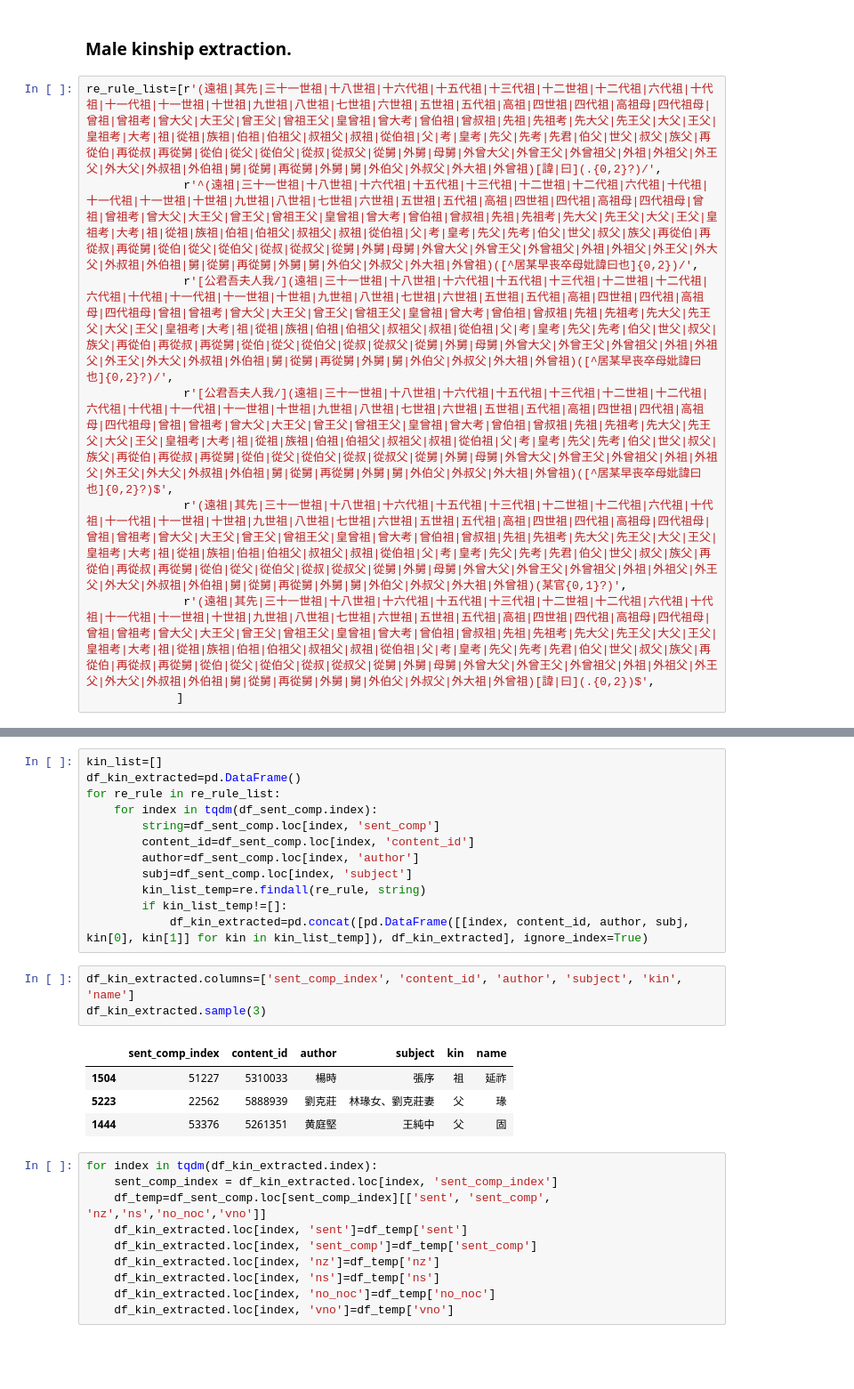
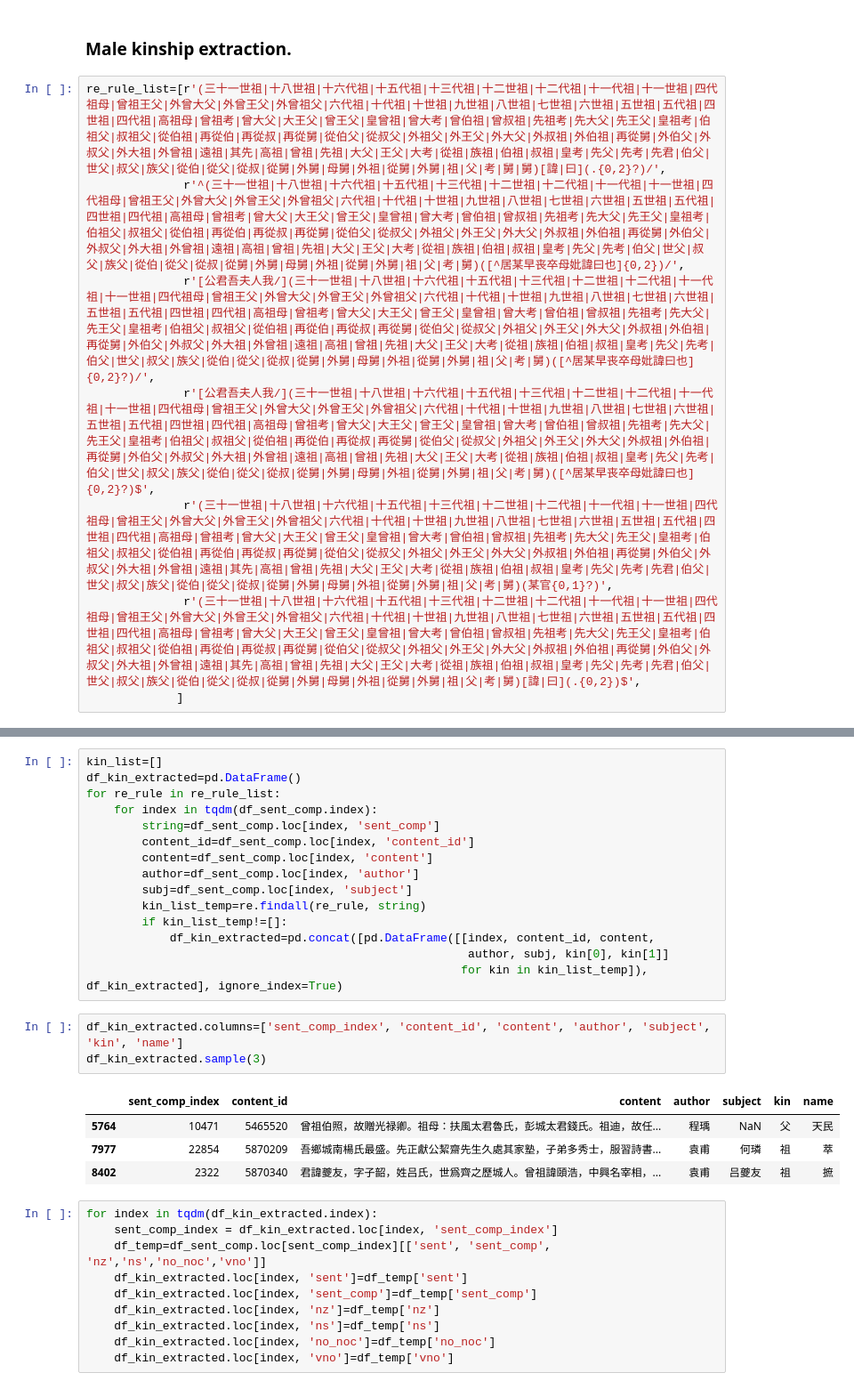
Before and after one commit to cbdb-project/CBDB_Laxmi, a Jupyter notebook: quan_song_wen/script/re_extract.ipynb, the cells around one changed output, grey strips where cells are left out. Shown: that part at 89% size. Cells and saved outputs as stored; diff of their text form; blank space fills up the shorter version.

```diff
--- a/quan_song_wen/script/re_extract.ipynb
+++ b/quan_song_wen/script/re_extract.ipynb
@@ -7,12 +7,12 @@ df_sent_comp=pd.read_excel('../output/qsw_subtract.xlsx')
 # %% [markdown]
 ### Male kinship extraction.
 # %%
-re_rule_list=[r'(遠祖|其先|三十一世祖|十八世祖|十六代祖|十五代祖|十三代祖|十二世祖|十二代祖|六代祖|十代祖|十一代祖|十一世祖|十世祖|九世祖|八世祖|七世祖|六世祖|五世祖|五代祖|高祖|四世祖|四代祖|高祖母|四代祖母|曾祖|曾祖考|曾大父|大王父|曾王父|曾祖王父|皇曾祖|曾大考|曾伯祖|曾叔祖|先祖|先祖考|先大父|先王父|大父|王父|皇祖考|大考|祖|從祖|族祖|伯祖|伯祖父|叔祖父|叔祖|從伯祖|父|考|皇考|先父|先考|先君|伯父|世父|叔父|族父|再從伯|再從叔|再從舅|從伯|從父|從伯父|從叔|從叔父|從舅|外舅|母舅|外曾大父|外曾王父|外曾祖父|外祖|外祖父|外王父|外大父|外叔祖|外伯祖|舅|從舅|再從舅|外舅|舅|外伯父|外叔父|外大祖|外曾祖)[諱|曰](.{0,2}?)/',
-              r'^(遠祖|三十一世祖|十八世祖|十六代祖|十五代祖|十三代祖|十二世祖|十二代祖|六代祖|十代祖|十一代祖|十一世祖|十世祖|九世祖|八世祖|七世祖|六世祖|五世祖|五代祖|高祖|四世祖|四代祖|高祖母|四代祖母|曾祖|曾祖考|曾大父|大王父|曾王父|曾祖王父|皇曾祖|曾大考|曾伯祖|曾叔祖|先祖|先祖考|先大父|先王父|大父|王父|皇祖考|大考|祖|從祖|族祖|伯祖|伯祖父|叔祖父|叔祖|從伯祖|父|考|皇考|先父|先考|伯父|世父|叔父|族父|再從伯|再從叔|再從舅|從伯|從父|從伯父|從叔|從叔父|從舅|外舅|母舅|外曾大父|外曾王父|外曾祖父|外祖|外祖父|外王父|外大父|外叔祖|外伯祖|舅|從舅|再從舅|外舅|舅|外伯父|外叔父|外大祖|外曾祖)([^居某早丧卒母妣諱曰也]{0,2})/',
-              r'[公君吾夫人我/](遠祖|三十一世祖|十八世祖|十六代祖|十五代祖|十三代祖|十二世祖|十二代祖|六代祖|十代祖|十一代祖|十一世祖|十世祖|九世祖|八世祖|七世祖|六世祖|五世祖|五代祖|高祖|四世祖|四代祖|高祖母|四代祖母|曾祖|曾祖考|曾大父|大王父|曾王父|曾祖王父|皇曾祖|曾大考|曾伯祖|曾叔祖|先祖|先祖考|先大父|先王父|大父|王父|皇祖考|大考|祖|從祖|族祖|伯祖|伯祖父|叔祖父|叔祖|從伯祖|父|考|皇考|先父|先考|伯父|世父|叔父|族父|再從伯|再從叔|再從舅|從伯|從父|從伯父|從叔|從叔父|從舅|外舅|母舅|外曾大父|外曾王父|外曾祖父|外祖|外祖父|外王父|外大父|外叔祖|外伯祖|舅|從舅|再從舅|外舅|舅|外伯父|外叔父|外大祖|外曾祖)([^居某早丧卒母妣諱曰也]{0,2}?)/',
-              r'[公君吾夫人我/](遠祖|三十一世祖|十八世祖|十六代祖|十五代祖|十三代祖|十二世祖|十二代祖|六代祖|十代祖|十一代祖|十一世祖|十世祖|九世祖|八世祖|七世祖|六世祖|五世祖|五代祖|高祖|四世祖|四代祖|高祖母|四代祖母|曾祖|曾祖考|曾大父|大王父|曾王父|曾祖王父|皇曾祖|曾大考|曾伯祖|曾叔祖|先祖|先祖考|先大父|先王父|大父|王父|皇祖考|大考|祖|從祖|族祖|伯祖|伯祖父|叔祖父|叔祖|從伯祖|父|考|皇考|先父|先考|伯父|世父|叔父|族父|再從伯|再從叔|再從舅|從伯|從父|從伯父|從叔|從叔父|從舅|外舅|母舅|外曾大父|外曾王父|外曾祖父|外祖|外祖父|外王父|外大父|外叔祖|外伯祖|舅|從舅|再從舅|外舅|舅|外伯父|外叔父|外大祖|外曾祖)([^居某早丧卒母妣諱曰也]{0,2}?)$',
-              r'(遠祖|其先|三十一世祖|十八世祖|十六代祖|十五代祖|十三代祖|十二世祖|十二代祖|六代祖|十代祖|十一代祖|十一世祖|十世祖|九世祖|八世祖|七世祖|六世祖|五世祖|五代祖|高祖|四世祖|四代祖|高祖母|四代祖母|曾祖|曾祖考|曾大父|大王父|曾王父|曾祖王父|皇曾祖|曾大考|曾伯祖|曾叔祖|先祖|先祖考|先大父|先王父|大父|王父|皇祖考|大考|祖|從祖|族祖|伯祖|伯祖父|叔祖父|叔祖|從伯祖|父|考|皇考|先父|先考|先君|伯父|世父|叔父|族父|再從伯|再從叔|再從舅|從伯|從父|從伯父|從叔|從叔父|從舅|外舅|母舅|外曾大父|外曾王父|外曾祖父|外祖|外祖父|外王父|外大父|外叔祖|外伯祖|舅|從舅|再從舅|外舅|舅|外伯父|外叔父|外大祖|外曾祖)(某官{0,1}?)',
-              r'(遠祖|其先|三十一世祖|十八世祖|十六代祖|十五代祖|十三代祖|十二世祖|十二代祖|六代祖|十代祖|十一代祖|十一世祖|十世祖|九世祖|八世祖|七世祖|六世祖|五世祖|五代祖|高祖|四世祖|四代祖|高祖母|四代祖母|曾祖|曾祖考|曾大父|大王父|曾王父|曾祖王父|皇曾祖|曾大考|曾伯祖|曾叔祖|先祖|先祖考|先大父|先王父|大父|王父|皇祖考|大考|祖|從祖|族祖|伯祖|伯祖父|叔祖父|叔祖|從伯祖|父|考|皇考|先父|先考|先君|伯父|世父|叔父|族父|再從伯|再從叔|再從舅|從伯|從父|從伯父|從叔|從叔父|從舅|外舅|母舅|外曾大父|外曾王父|外曾祖父|外祖|外祖父|外王父|外大父|外叔祖|外伯祖|舅|從舅|再從舅|外舅|舅|外伯父|外叔父|外大祖|外曾祖)[諱|曰](.{0,2})$',
+re_rule_list=[r'(三十一世祖|十八世祖|十六代祖|十五代祖|十三代祖|十二世祖|十二代祖|十一代祖|十一世祖|四代祖母|曾祖王父|外曾大父|外曾王父|外曾祖父|六代祖|十代祖|十世祖|九世祖|八世祖|七世祖|六世祖|五世祖|五代祖|四世祖|四代祖|高祖母|曾祖考|曾大父|大王父|曾王父|皇曾祖|曾大考|曾伯祖|曾叔祖|先祖考|先大父|先王父|皇祖考|伯祖父|叔祖父|從伯祖|再從伯|再從叔|再從舅|從伯父|從叔父|外祖父|外王父|外大父|外叔祖|外伯祖|再從舅|外伯父|外叔父|外大祖|外曾祖|遠祖|其先|高祖|曾祖|先祖|大父|王父|大考|從祖|族祖|伯祖|叔祖|皇考|先父|先考|先君|伯父|世父|叔父|族父|從伯|從父|從叔|從舅|外舅|母舅|外祖|從舅|外舅|祖|父|考|舅|舅)[諱|曰](.{0,2}?)/',
+              r'^(三十一世祖|十八世祖|十六代祖|十五代祖|十三代祖|十二世祖|十二代祖|十一代祖|十一世祖|四代祖母|曾祖王父|外曾大父|外曾王父|外曾祖父|六代祖|十代祖|十世祖|九世祖|八世祖|七世祖|六世祖|五世祖|五代祖|四世祖|四代祖|高祖母|曾祖考|曾大父|大王父|曾王父|皇曾祖|曾大考|曾伯祖|曾叔祖|先祖考|先大父|先王父|皇祖考|伯祖父|叔祖父|從伯祖|再從伯|再從叔|再從舅|從伯父|從叔父|外祖父|外王父|外大父|外叔祖|外伯祖|再從舅|外伯父|外叔父|外大祖|外曾祖|遠祖|高祖|曾祖|先祖|大父|王父|大考|從祖|族祖|伯祖|叔祖|皇考|先父|先考|伯父|世父|叔父|族父|從伯|從父|從叔|從舅|外舅|母舅|外祖|從舅|外舅|祖|父|考|舅)([^居某早丧卒母妣諱曰也]{0,2})/',
+              r'[公君吾夫人我/](三十一世祖|十八世祖|十六代祖|十五代祖|十三代祖|十二世祖|十二代祖|十一代祖|十一世祖|四代祖母|曾祖王父|外曾大父|外曾王父|外曾祖父|六代祖|十代祖|十世祖|九世祖|八世祖|七世祖|六世祖|五世祖|五代祖|四世祖|四代祖|高祖母|曾祖考|曾大父|大王父|曾王父|皇曾祖|曾大考|曾伯祖|曾叔祖|先祖考|先大父|先王父|皇祖考|伯祖父|叔祖父|從伯祖|再從伯|再從叔|再從舅|從伯父|從叔父|外祖父|外王父|外大父|外叔祖|外伯祖|再從舅|外伯父|外叔父|外大祖|外曾祖|遠祖|高祖|曾祖|先祖|大父|王父|大考|從祖|族祖|伯祖|叔祖|皇考|先父|先考|伯父|世父|叔父|族父|從伯|從父|從叔|從舅|外舅|母舅|外祖|從舅|外舅|祖|父|考|舅)([^居某早丧卒母妣諱曰也]{0,2}?)/',
+              r'[公君吾夫人我/](三十一世祖|十八世祖|十六代祖|十五代祖|十三代祖|十二世祖|十二代祖|十一代祖|十一世祖|四代祖母|曾祖王父|外曾大父|外曾王父|外曾祖父|六代祖|十代祖|十世祖|九世祖|八世祖|七世祖|六世祖|五世祖|五代祖|四世祖|四代祖|高祖母|曾祖考|曾大父|大王父|曾王父|皇曾祖|曾大考|曾伯祖|曾叔祖|先祖考|先大父|先王父|皇祖考|伯祖父|叔祖父|從伯祖|再從伯|再從叔|再從舅|從伯父|從叔父|外祖父|外王父|外大父|外叔祖|外伯祖|再從舅|外伯父|外叔父|外大祖|外曾祖|遠祖|高祖|曾祖|先祖|大父|王父|大考|從祖|族祖|伯祖|叔祖|皇考|先父|先考|伯父|世父|叔父|族父|從伯|從父|從叔|從舅|外舅|母舅|外祖|從舅|外舅|祖|父|考|舅)([^居某早丧卒母妣諱曰也]{0,2}?)$',
+              r'(三十一世祖|十八世祖|十六代祖|十五代祖|十三代祖|十二世祖|十二代祖|十一代祖|十一世祖|四代祖母|曾祖王父|外曾大父|外曾王父|外曾祖父|六代祖|十代祖|十世祖|九世祖|八世祖|七世祖|六世祖|五世祖|五代祖|四世祖|四代祖|高祖母|曾祖考|曾大父|大王父|曾王父|皇曾祖|曾大考|曾伯祖|曾叔祖|先祖考|先大父|先王父|皇祖考|伯祖父|叔祖父|從伯祖|再從伯|再從叔|再從舅|從伯父|從叔父|外祖父|外王父|外大父|外叔祖|外伯祖|再從舅|外伯父|外叔父|外大祖|外曾祖|遠祖|其先|高祖|曾祖|先祖|大父|王父|大考|從祖|族祖|伯祖|叔祖|皇考|先父|先考|先君|伯父|世父|叔父|族父|從伯|從父|從叔|從舅|外舅|母舅|外祖|從舅|外舅|祖|父|考|舅)(某官{0,1}?)',
+              r'(三十一世祖|十八世祖|十六代祖|十五代祖|十三代祖|十二世祖|十二代祖|十一代祖|十一世祖|四代祖母|曾祖王父|外曾大父|外曾王父|外曾祖父|六代祖|十代祖|十世祖|九世祖|八世祖|七世祖|六世祖|五世祖|五代祖|四世祖|四代祖|高祖母|曾祖考|曾大父|大王父|曾王父|皇曾祖|曾大考|曾伯祖|曾叔祖|先祖考|先大父|先王父|皇祖考|伯祖父|叔祖父|從伯祖|再從伯|再從叔|再從舅|從伯父|從叔父|外祖父|外王父|外大父|外叔祖|外伯祖|再從舅|外伯父|外叔父|外大祖|外曾祖|遠祖|其先|高祖|曾祖|先祖|大父|王父|大考|從祖|族祖|伯祖|叔祖|皇考|先父|先考|先君|伯父|世父|叔父|族父|從伯|從父|從叔|從舅|外舅|母舅|外祖|從舅|外舅|祖|父|考|舅)[諱|曰](.{0,2})$',
              ]
 # %%
 df_sent_comp.sample(3)
@@ -28,19 +28,22 @@ for re_rule in re_rule_list:
     for index in tqdm(df_sent_comp.index):
         string=df_sent_comp.loc[index, 'sent_comp']
         content_id=df_sent_comp.loc[index, 'content_id']
+        content=df_sent_comp.loc[index, 'content']
         author=df_sent_comp.loc[index, 'author']
         subj=df_sent_comp.loc[index, 'subject']
         kin_list_temp=re.findall(re_rule, string)
         if kin_list_temp!=[]:
-            df_kin_extracted=pd.concat([pd.DataFrame([[index, content_id, author, subj, kin[0], kin[1]] for kin in kin_list_temp]), df_kin_extracted], ignore_index=True)
+            df_kin_extracted=pd.concat([pd.DataFrame([[index, content_id, content,
+                                                       author, subj, kin[0], kin[1]]
+                                                      for kin in kin_list_temp]), df_kin_extracted], ignore_index=True)
 # %%
-df_kin_extracted.columns=['sent_comp_index', 'content_id', 'author', 'subject', 'kin', 'name']
+df_kin_extracted.columns=['sent_comp_index', 'content_id', 'content', 'author', 'subject', 'kin', 'name']
 df_kin_extracted.sample(3)
 # %% [output]
-|  | sent_comp_index | content_id | author | subject | kin | name |
-| 1504 | 51227 | 5310033 | 楊時 | 張序 | 祖 | 延祚 |
-| 5223 | 22562 | 5888939 | 劉克莊 | 林瑑女、劉克莊妻 | 父 | 瑑 |
-| 1444 | 53376 | 5261351 | 黄庭堅 | 王純中 | 父 | 固 |
+|  | sent_comp_index | content_id | content | author | subject | kin | name |
+| 5764 | 10471 | 5465520 | 曾祖伯照，故贈光禄卿。祖母：扶風太君魯氏，彭城太君錢氏。祖迪，故任... | 程瑀 | NaN | 父 | 天民 |
+| 7977 | 22854 | 5870209 | 吾鄉城南楊氏最盛。先正獻公絜齋先生久處其家塾，子弟多秀士，服習詩書... | 袁甫 | 何璘 | 祖 | 萃 |
+| 8402 | 2322 | 5870340 | 君諱夔友，字子韶，姓吕氏，世爲齊之歷城人。曾祖諱頤浩，中興名宰相，... | 袁甫 | 吕夔友 | 祖 | 摭 |
 # %%
 for index in tqdm(df_kin_extracted.index):
     sent_comp_index = df_kin_extracted.loc[index, 'sent_comp_index']
```
Also changed, not shown: parts of 12 cells of this notebook, 5 other files.
